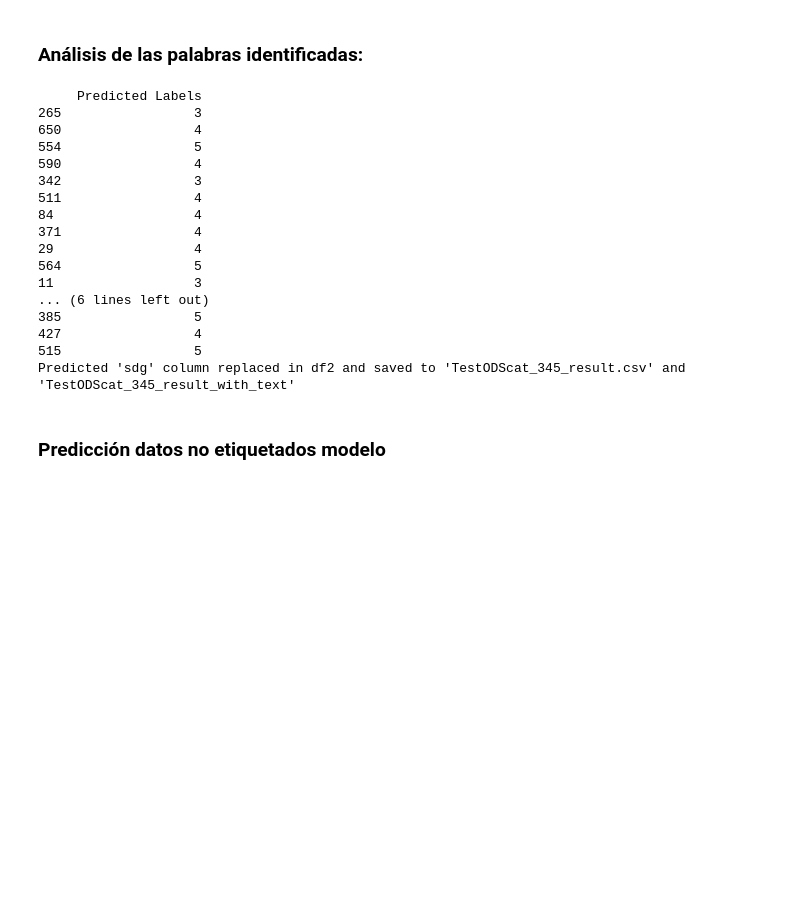
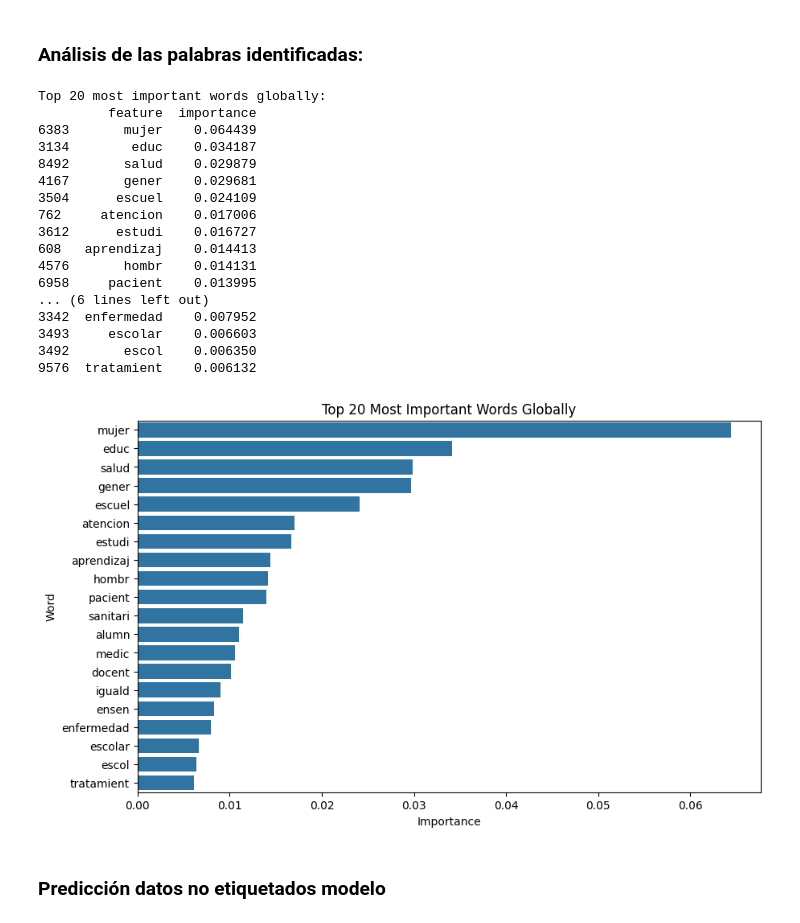
Before and after one commit to Sebasos01/BI_proyecto_1, a Jupyter notebook: proyecto_1_entrega_1.ipynb, the cells around one changed output. Saved outputs shown, nothing was run; the diff lists cells and outputs as text; code cells hidden in the pictures; blank space fills up the shorter version.

```diff
--- a/proyecto_1_entrega_1.ipynb
+++ b/proyecto_1_entrega_1.ipynb
@@ -460,38 +579,46 @@ Classification Report:
 weighted avg       0.97      0.97      0.97      3239
 # %% [markdown]
 ### Análisis de las palabras identificadas:
-# %%
-
-predicted_labels = clf.predict(tfidf_df_2)
-
-# Convert predictions to a DataFrame for better readability and potential saving
-predicted_df = pd.DataFrame({'Predicted Labels': predicted_labels})
-
-print(predicted_df.sample(20))
-
-df2['sdg'] = predicted_labels
-
-predicted_df.to_csv('TestODScat_345_result.csv', index=False)
-df2.to_csv('TestODScat_345_result_with_text.csv', index=False)
-
-print("Predicted 'sdg' column replaced in df2 and saved to 'TestODScat_345_result.csv' and 'TestODScat_345_result_with_text'")
-# %% [output]
-     Predicted Labels
-265                 3
-650                 4
-554                 5
-590                 4
-342                 3
-511                 4
-84                  4
-371                 4
-29                  4
-564                 5
-11                  3
-... (6 lines left out)
-385                 5
-427                 4
-515                 5
-Predicted 'sdg' column replaced in df2 and saved to 'TestODScat_345_result.csv' and 'TestODScat_345_result_with_text'
+# %%
+# Get feature importances globally (across all labels)
+global_importances = clf.feature_importances_
+
+# Convert feature importances and feature names into a DataFrame
+feature_names = tfidf_df_1.columns
+importance_df = pd.DataFrame({'feature': feature_names, 'importance': global_importances})
+
+# Sort by importance
+importance_df = importance_df.sort_values(by='importance', ascending=False)
+
+# Display top 20 words globally
+print("Top 20 most important words globally:")
+print(importance_df.head(20))
+
+# Plot top 20 words globally
+plt.figure(figsize=(10, 6))
+sns.barplot(x='importance', y='feature', data=importance_df.head(20))
+plt.title('Top 20 Most Important Words Globally')
+plt.xlabel('Importance')
+plt.ylabel('Word')
+plt.show()
+# %% [output]
+Top 20 most important words globally:
+         feature  importance
+6383       mujer    0.064439
+3134        educ    0.034187
+8492       salud    0.029879
+4167       gener    0.029681
+3504      escuel    0.024109
+762     atencion    0.017006
+3612      estudi    0.016727
+608   aprendizaj    0.014413
+4576       hombr    0.014131
+6958     pacient    0.013995
+... (6 lines left out)
+3342  enfermedad    0.007952
+3493     escolar    0.006603
+3492       escol    0.006350
+9576  tratamient    0.006132
+[figure, added]
 # %% [markdown]
 ### Predicción datos no etiquetados modelo
```
Also changed, not shown: parts of 25 cells of this notebook, 3 other files.
